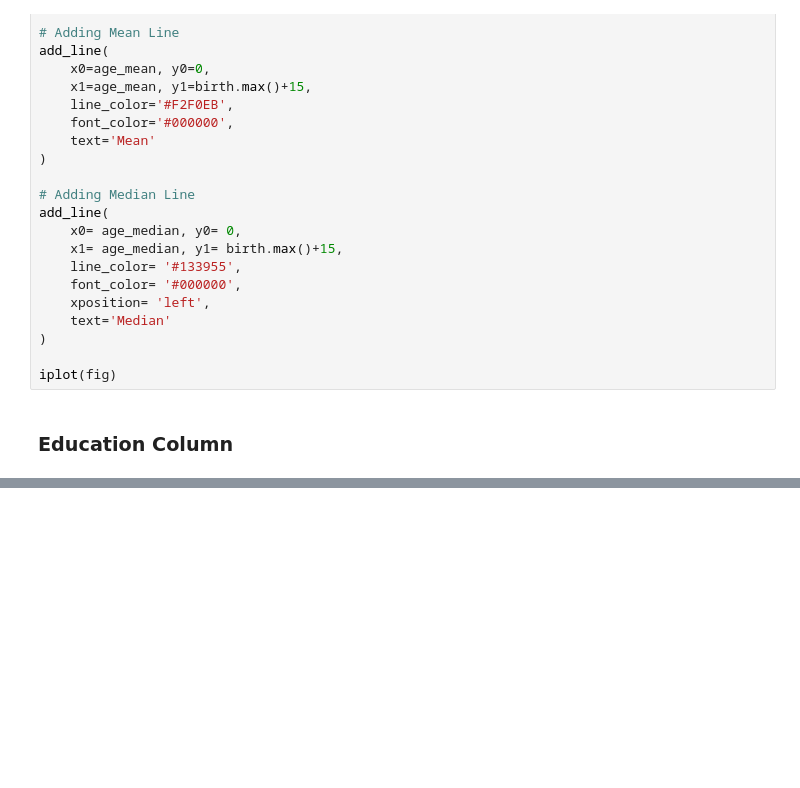
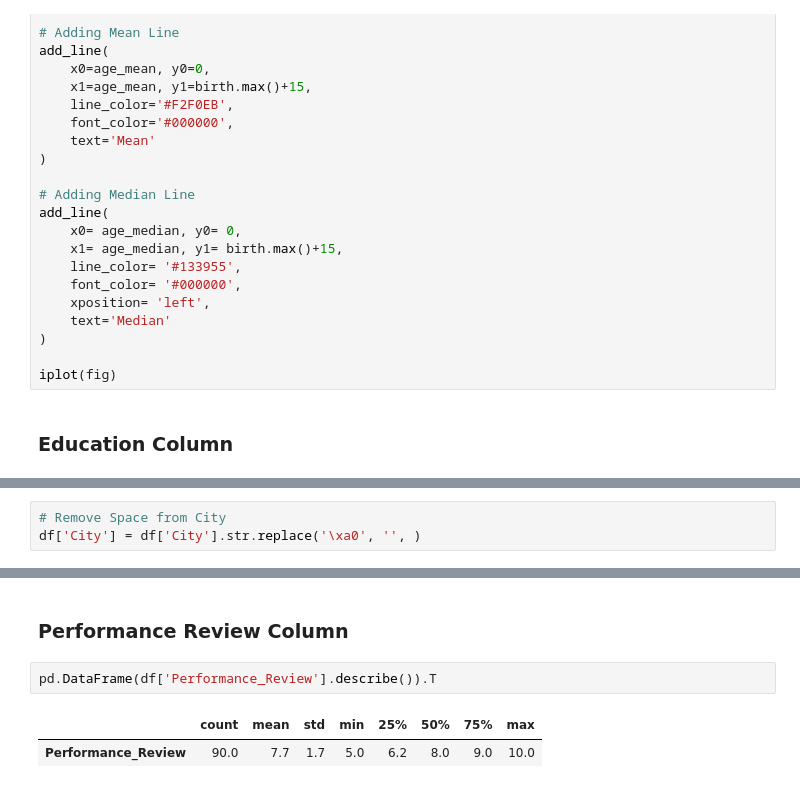
Before and after one commit to arduinto/HRAnalytics, a Jupyter notebook: KPIAnalytics.ipynb, the cells around one changed output, grey strips where cells are left out. Saved outputs shown, nothing was run; the diff lists cells and outputs as text; blank space fills up the shorter version.

```diff
--- a/KPIAnalytics.ipynb
+++ b/KPIAnalytics.ipynb
@@ -394,0 +412,3 @@ Name: count, dtype: int64
+# %%
+# Remove Space from City
+df['City'] = df['City'].str.replace('\xa0', '', )
@@ -394,0 +436,7 @@ Name: count, dtype: int64
+# %% [markdown]
+### __Performance Review Column__
+# %%
+pd.DataFrame(df['Performance_Review'].describe()).T
+# %% [output]
+|  | count | mean | std | min | 25% | 50% | 75% | max |
+| Performance_Review | 90.0 | 7.7 | 1.7 | 5.0 | 6.2 | 8.0 | 9.0 | 10.0 |
```
Also changed, not shown: parts of 21 cells of this notebook.
